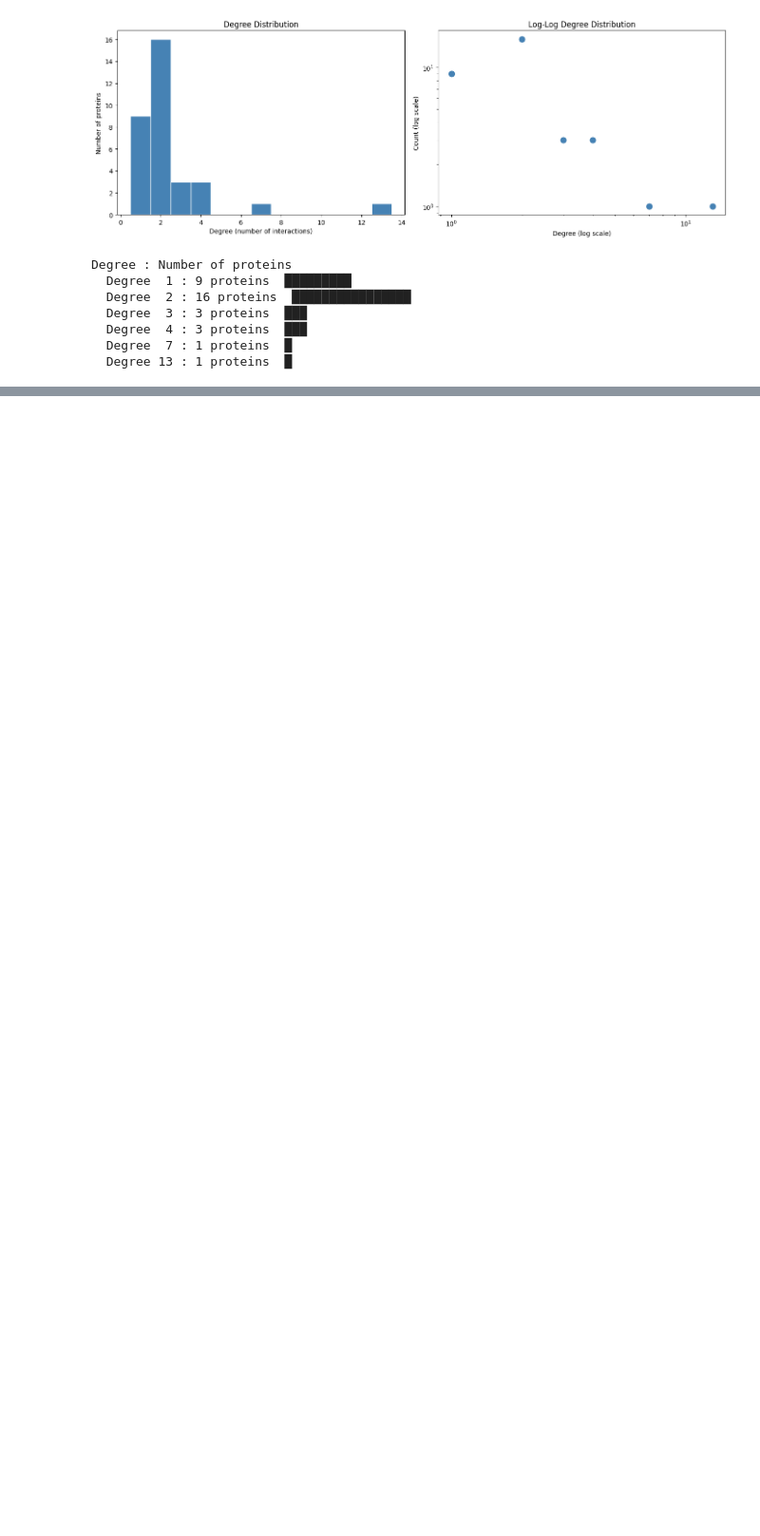
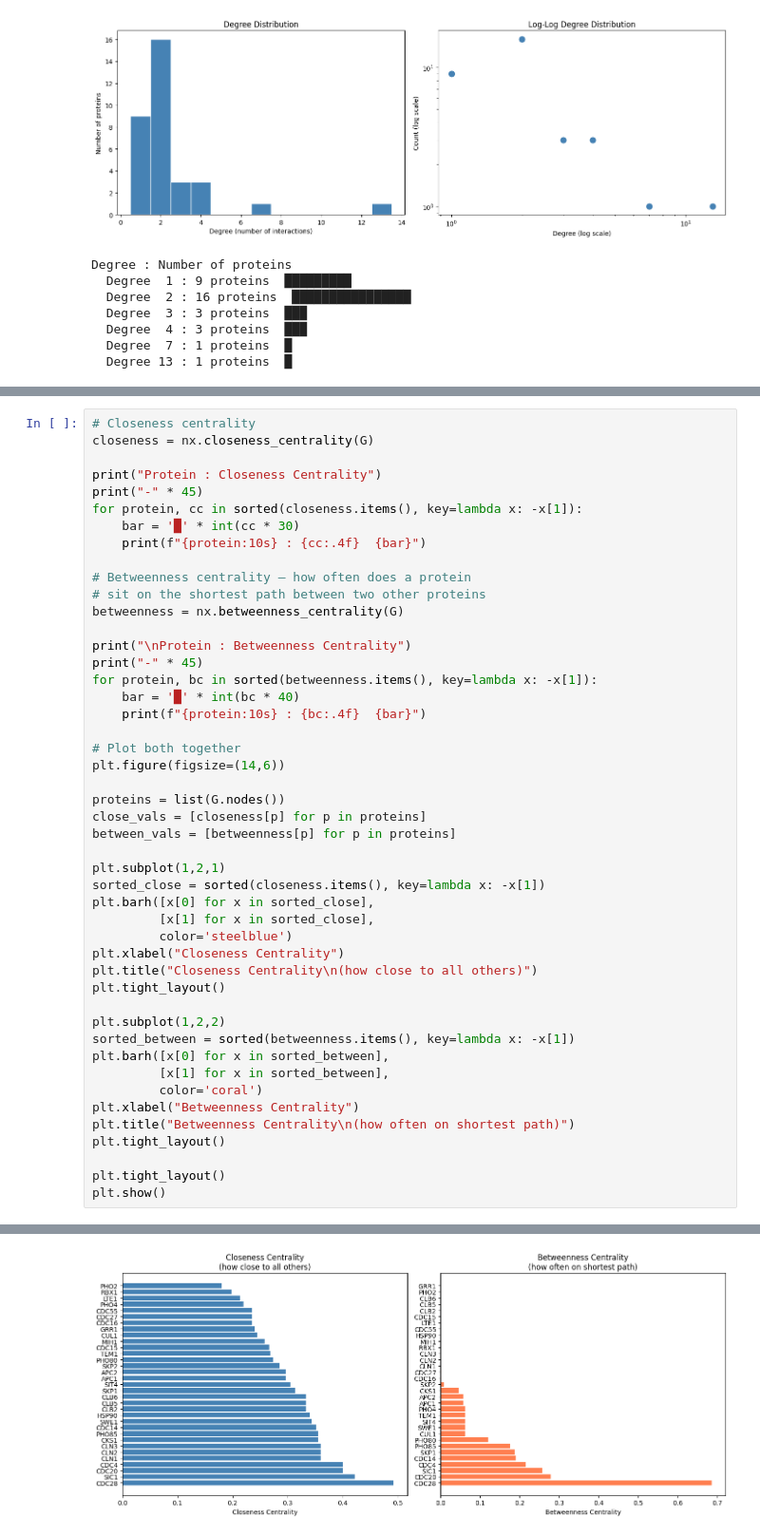
Before and after one commit to aparna-2001/system-biology, a Jupyter notebook: systems_biologyipynb.ipynb, the cells around one changed output, grey strips where cells are left out. Shown at 95% size. Saved outputs shown, nothing was run; the diff lists cells and outputs as text; blank space fills up the shorter version.

```diff
--- a/systems_biologyipynb.ipynb
+++ b/systems_biologyipynb.ipynb
@@ -308,0 +414,48 @@ Degree : Number of proteins
+# %%
+# Closeness centrality
+closeness = nx.closeness_centrality(G)
+
+print("Protein : Closeness Centrality")
+print("-" * 45)
+for protein, cc in sorted(closeness.items(), key=lambda x: -x[1]):
+    bar = '█' * int(cc * 30)
+    print(f"{protein:10s} : {cc:.4f}  {bar}")
+
+# Betweenness centrality — how often does a protein
+# sit on the shortest path between two other proteins
+betweenness = nx.betweenness_centrality(G)
+
+print("\nProtein : Betweenness Centrality")
+print("-" * 45)
+for protein, bc in sorted(betweenness.items(), key=lambda x: -x[1]):
+    bar = '█' * int(bc * 40)
+    print(f"{protein:10s} : {bc:.4f}  {bar}")
+
+# Plot both together
+plt.figure(figsize=(14,6))
+
+proteins = list(G.nodes())
+close_vals = [closeness[p] for p in proteins]
+between_vals = [betweenness[p] for p in proteins]
+
+plt.subplot(1,2,1)
+sorted_close = sorted(closeness.items(), key=lambda x: -x[1])
+plt.barh([x[0] for x in sorted_close],
+         [x[1] for x in sorted_close],
+         color='steelblue')
+plt.xlabel("Closeness Centrality")
+plt.title("Closeness Centrality\n(how close to all others)")
+plt.tight_layout()
+
+plt.subplot(1,2,2)
+sorted_between = sorted(betweenness.items(), key=lambda x: -x[1])
+plt.barh([x[0] for x in sorted_between],
+         [x[1] for x in sorted_between],
+         color='coral')
+plt.xlabel("Betweenness Centrality")
+plt.title("Betweenness Centrality\n(how often on shortest path)")
+plt.tight_layout()
+
+plt.tight_layout()
+plt.show()
+# %% [output]
@@ -308,0 +479 @@ Degree : Number of proteins
+[figure, added]
```
Also changed, not shown: parts of 7 cells of this notebook.
